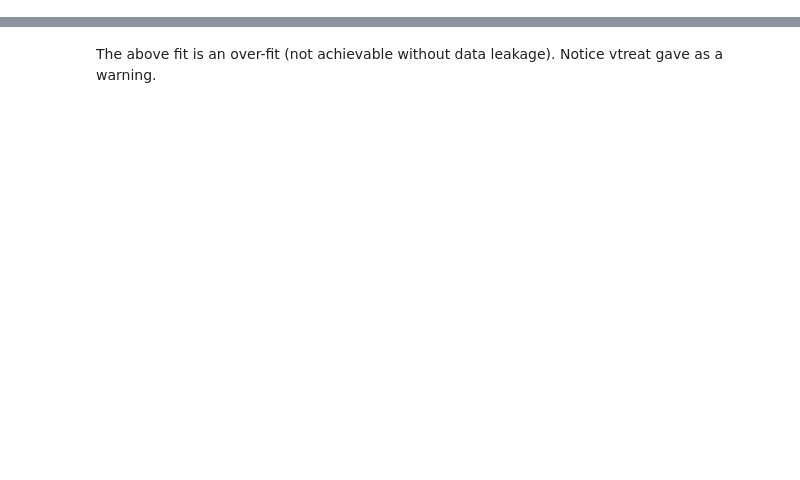
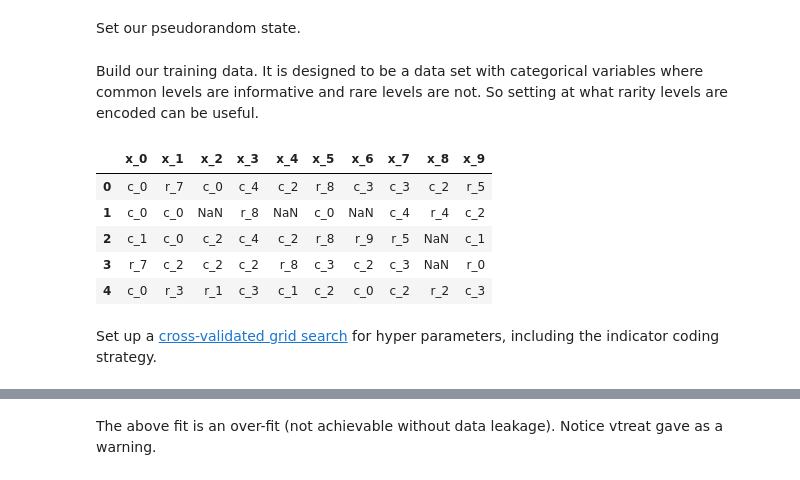
Before and after one commit to WinVector/pyvtreat, a Jupyter notebook: Examples/Pipeline/Pipeline_Example.ipynb, the cells around one changed output, grey strips where cells are left out. Drawn from its saved outputs; the diff is of its cells as text; code cells hidden in the pictures; blank space fills up the shorter version.

```diff
--- a/Examples/Pipeline/Pipeline_Example.ipynb
+++ b/Examples/Pipeline/Pipeline_Example.ipynb
@@ -3,40 +0,0 @@ From [pyvtreat issue 12](https://github.com/WinVector/pyvtreat/issues/12)
-# %%
-import pandas as pd
-import numpy as np
-import numpy.random
-import vtreat
-import vtreat.util
-from sklearn.linear_model import LogisticRegression
-from sklearn.pipeline import Pipeline
-from sklearn.model_selection import train_test_split
-
-numpy.random.seed(2019)
-
-def make_data(nrows):
-    d = pd.DataFrame({'x': 5*numpy.random.normal(size=nrows)})
-    d['y'] = numpy.sin(d['x']) + 0.1*numpy.random.normal(size=nrows)
-    d.loc[numpy.arange(3, 10), 'x'] = numpy.nan                           # introduce a nan level
-    d['xc'] = ['level_' + str(5*numpy.round(yi/5, 1)) for yi in d['y']]
-    d['x2'] = np.random.normal(size=nrows)
-    d.loc[d['xc']=='level_-1.0', 'xc'] = numpy.nan  # introduce a nan level
-    d['yc'] = d['y']>0.5
-    return d
-
-df = make_data(500)
-
-df = df.drop(columns=['y'])
-
-transform = vtreat.BinomialOutcomeTreatment(outcome_target=True)
-
-clf = Pipeline(steps=[
-    ('preprocessor', transform),
-    ('classifier', LogisticRegression(solver = 'lbfgs'))]
-)
-
-X, y = df, df.pop('yc')
-
-X_train, X_test, y_train, y_test = train_test_split(X, y, test_size=0.2)
-
-clf.fit(X_train, y_train)
-
-print("model score: %.3f" % clf.score(X_test, y_test))
@@ -44,0 +15,2 @@ model score: 0.880
+# %% [markdown]
+Set our pseudorandom state.
@@ -44,0 +19,2 @@ model score: 0.880
+# %% [markdown]
+Build our training data.  It is designed to be a data set with categorical variables where common levels are informative and rare levels are not.  So setting at what rarity levels are encoded can be useful.
@@ -44,0 +67,9 @@ model score: 0.880
+# %%
+d_x.head()
+# %% [output]
+|  | x_0 | x_1 | x_2 | x_3 | x_4 | x_5 | x_6 | x_7 | x_8 | x_9 |
+| 0 | c_0 | r_7 | c_0 | c_4 | c_2 | r_8 | c_3 | c_3 | c_2 | r_5 |
+| 1 | c_0 | c_0 | NaN | r_8 | NaN | c_0 | NaN | c_4 | r_4 | c_2 |
+| 2 | c_1 | c_0 | c_2 | c_4 | c_2 | r_8 | r_9 | r_5 | NaN | c_1 |
+| 3 | r_7 | c_2 | c_2 | c_2 | r_8 | c_3 | c_2 | c_3 | NaN | r_0 |
+| 4 | c_0 | r_3 | r_1 | c_3 | c_1 | c_2 | c_0 | c_2 | r_2 | c_3 |
@@ -44,0 +93,2 @@ model score: 0.880
+# %% [markdown]
+Set up a [cross-validated grid search](https://scikit-learn.org/stable/modules/generated/sklearn.model_selection.GridSearchCV.html) for hyper parameters, including the indicator coding strategy.
```
Also changed, not shown: parts of 37 cells of this notebook, 11 other files.
